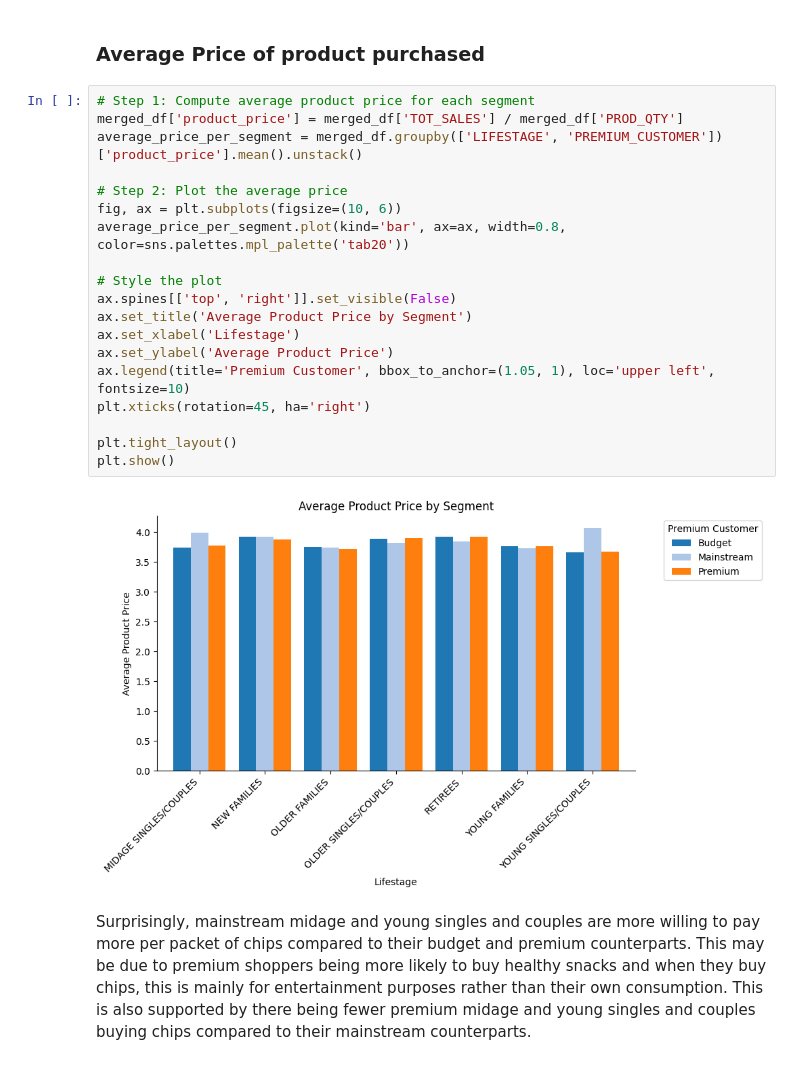
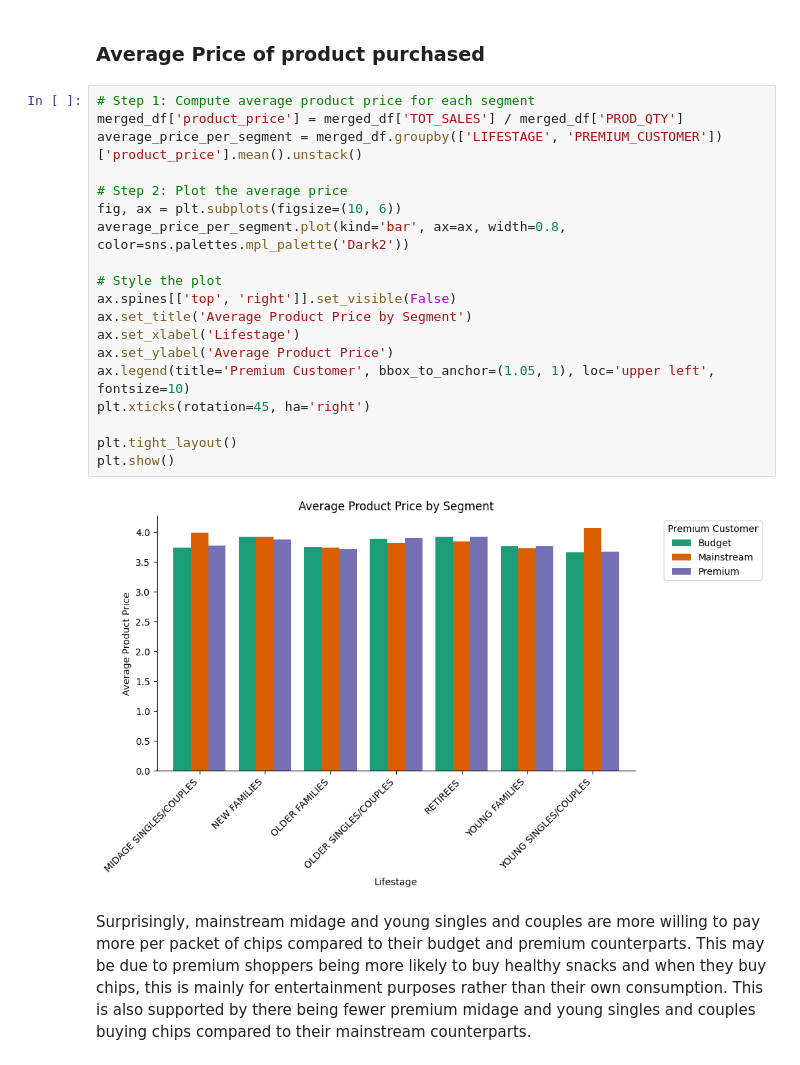
Before and after one commit to julie-nguyen180/Quantium_Chips_Category_Analysis_Case, a Jupyter notebook: Quantium_Case_Analysis.ipynb, the cells around one changed output. Cells and saved outputs as stored; diff of their text form.

```diff
--- a/Quantium_Case_Analysis.ipynb
+++ b/Quantium_Case_Analysis.ipynb
@@ -786,24 +756,24 @@ segment as this is also a driver of total sales.
 # %%
 # Step 1: Compute average product price for each segment
 merged_df['product_price'] = merged_df['TOT_SALES'] / merged_df['PROD_QTY']
 average_price_per_segment = merged_df.groupby(['LIFESTAGE', 'PREMIUM_CUSTOMER'])['product_price'].mean().unstack()
 
 # Step 2: Plot the average price
 fig, ax = plt.subplots(figsize=(10, 6))
-average_price_per_segment.plot(kind='bar', ax=ax, width=0.8, color=sns.palettes.mpl_palette('tab20'))
+average_price_per_segment.plot(kind='bar', ax=ax, width=0.8, color=sns.palettes.mpl_palette('Dark2'))
 
 # Style the plot
 ax.spines[['top', 'right']].set_visible(False)
 ax.set_title('Average Product Price by Segment')
 ax.set_xlabel('Lifestage')
 ax.set_ylabel('Average Product Price')
 ax.legend(title='Premium Customer', bbox_to_anchor=(1.05, 1), loc='upper left', fontsize=10)
 plt.xticks(rotation=45, ha='right')
 
 plt.tight_layout()
 plt.show()
 # %% [output]
-[figure, old version]
+[figure, new version]
 # %% [markdown]
 Surprisingly, mainstream midage and young singles and couples are more willing to pay more per
 packet of chips compared to their budget and premium counterparts. This may be due
```
Also changed, not shown: parts of 7 cells of this notebook.
